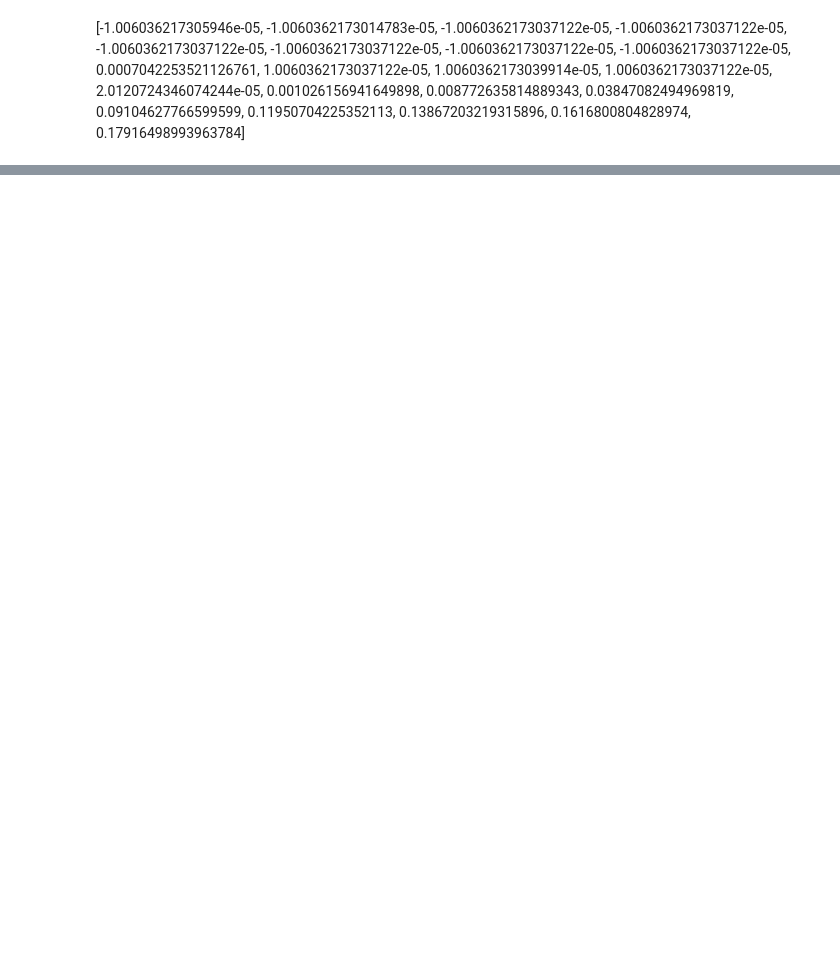
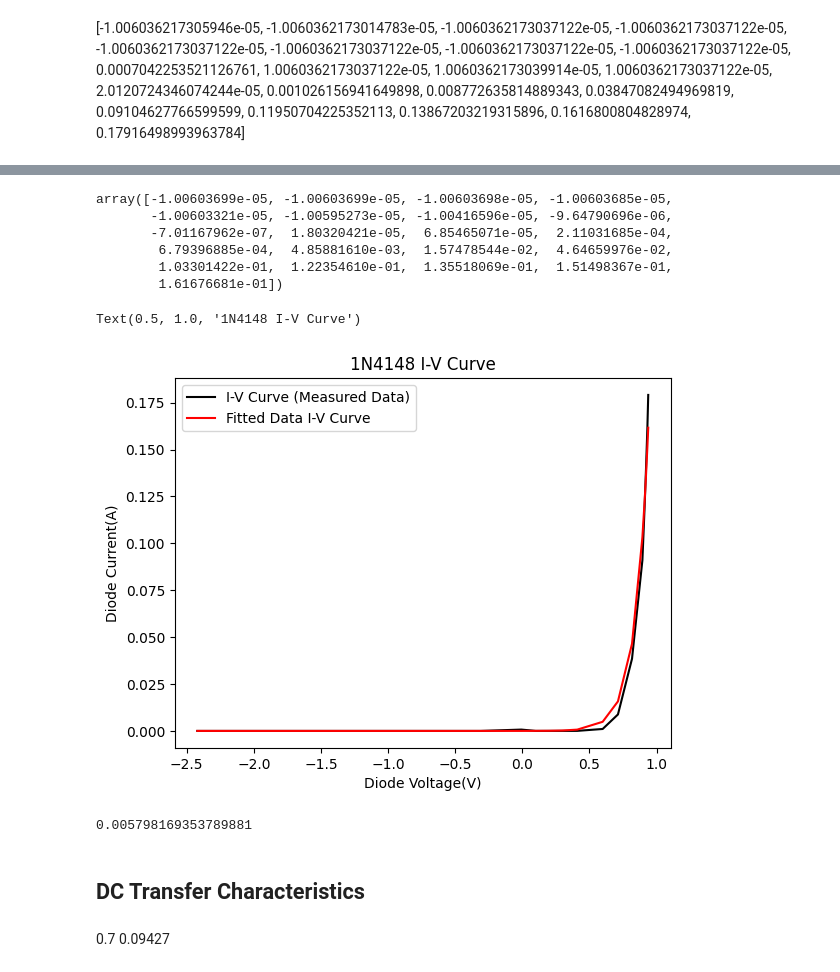
Before and after one commit to BrainConnection/Small_Project, a Jupyter notebook: IEC_LAB.ipynb, the cells around one changed output, grey strips where cells are left out. Saved outputs shown, nothing was run; the diff lists cells and outputs as text; code cells hidden in the pictures; blank space fills up the shorter version.

```diff
--- a/IEC_LAB.ipynb
+++ b/IEC_LAB.ipynb
@@ -275,0 +290,33 @@ popt, pcov = curve_fit(func, i, v, p0 = [2.52e-09, 1.752, 0.568])
+# %%
+fit_1
+# %% [output]
+array([-1.00603699e-05, -1.00603699e-05, -1.00603698e-05, -1.00603685e-05,
+       -1.00603321e-05, -1.00595273e-05, -1.00416596e-05, -9.64790696e-06,
+       -7.01167962e-07,  1.80320421e-05,  6.85465071e-05,  2.11031685e-04,
+        6.79396885e-04,  4.85881610e-03,  1.57478544e-02,  4.64659976e-02,
+        1.03301422e-01,  1.22354610e-01,  1.35518069e-01,  1.51498367e-01,
+        1.61676681e-01])
+# %%
+plt.plot(v, i_temp, label="I-V Curve (Measured Data)", color="black")
+plt.plot(v, fit_1, label="Fitted Data I-V Curve", color="red")
+plt.legend()
+plt.xlabel("Diode Voltage(V)")
+plt.ylabel("Diode Current(A)")
+plt.title("1N4148 I-V Curve")
+# %% [output]
+Text(0.5, 1.0, '1N4148 I-V Curve')
+[figure, added]
+# %%
+sum = 0
+for num in range(21):
+  sum = sum + (fit_1[num]-i_temp[num])**2
+
+MSE = np.sqrt(sum/21)
+
+MSE
+# %% [output]
+0.005798169353789881
+# %% [markdown]
+## DC Transfer Characteristics
+# %% [markdown]
+0.7 0.09427
```
Also changed, not shown: parts of 34 cells of this notebook.
